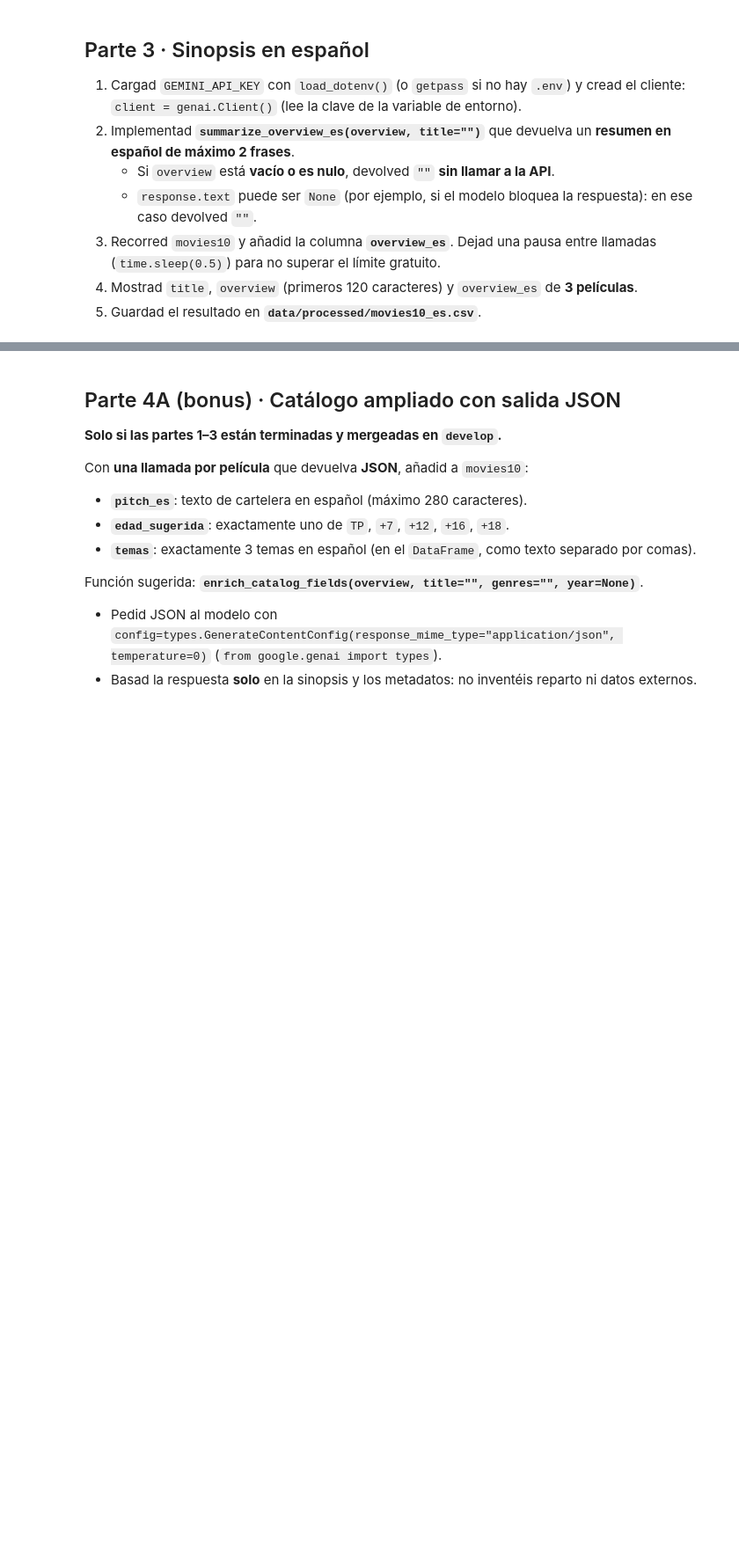
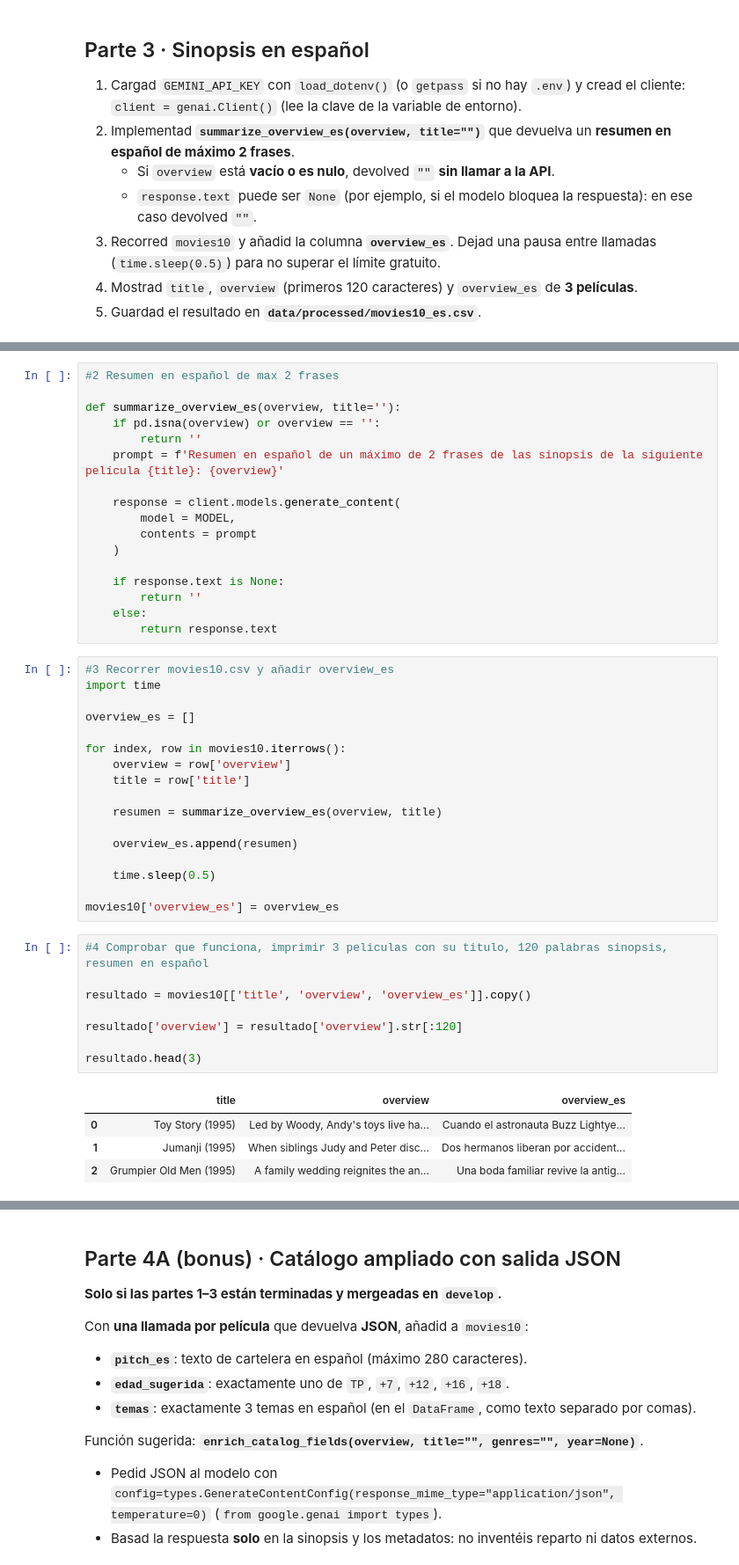
Before and after one commit to dgilrom/tc-catalogo-peliculas-g6, a Jupyter notebook: 04_gemini.ipynb, the cells around one changed output, grey strips where cells are left out. Shown at 88% size. Drawn from its saved outputs; the diff is of its cells as text; blank space fills up the shorter version.

Commit message:
Integración Gemini y movies10_es

```diff
--- a/04_gemini.ipynb
+++ b/04_gemini.ipynb
@@ -67,2 +95,49 @@ movies10[["title", "overview"]]
+# %%
+#2 Resumen en español de max 2 frases
+
+def summarize_overview_es(overview, title=''):
+    if pd.isna(overview) or overview == '':
+        return ''
+    prompt = f'Resumen en español de un máximo de 2 frases de las sinopsis de la siguiente película {title}: {overview}'
+
+    response = client.models.generate_content(
+        model = MODEL,
+        contents = prompt
+    )
+
+    if response.text is None:
+        return ''
+    else:
+        return response.text
+# %%
+#3 Recorrer movies10.csv y añadir overview_es
+import time
+
+overview_es = []
+
+for index, row in movies10.iterrows():
+    overview = row['overview']
+    title = row['title']
+
+    resumen = summarize_overview_es(overview, title)
+
+    overview_es.append(resumen)
+
+    time.sleep(0.5)
+
+movies10['overview_es'] = overview_es
+# %%
+#4 Comprobar que funciona, imprimir 3 peliculas con su titulo, 120 palabras sinopsis, resumen en español
+
+resultado = movies10[['title', 'overview', 'overview_es']].copy()
+
+resultado['overview'] = resultado['overview'].str[:120]
+
+resultado.head(3)
+# %% [output]
+|  | title | overview | overview_es |
+| 0 | Toy Story (1995) | Led by Woody, Andy's toys live ha... | Cuando el astronauta Buzz Lightye... |
+| 1 | Jumanji (1995) | When siblings Judy and Peter disc... | Dos hermanos liberan por accident... |
+| 2 | Grumpier Old Men (1995) | A family wedding reignites the an... | Una boda familiar revive la antig... |
 # %%
 # --- Guardar movies10_es.csv ---
```
Also changed, not shown: parts of 3 cells of this notebook, 1 other file.
